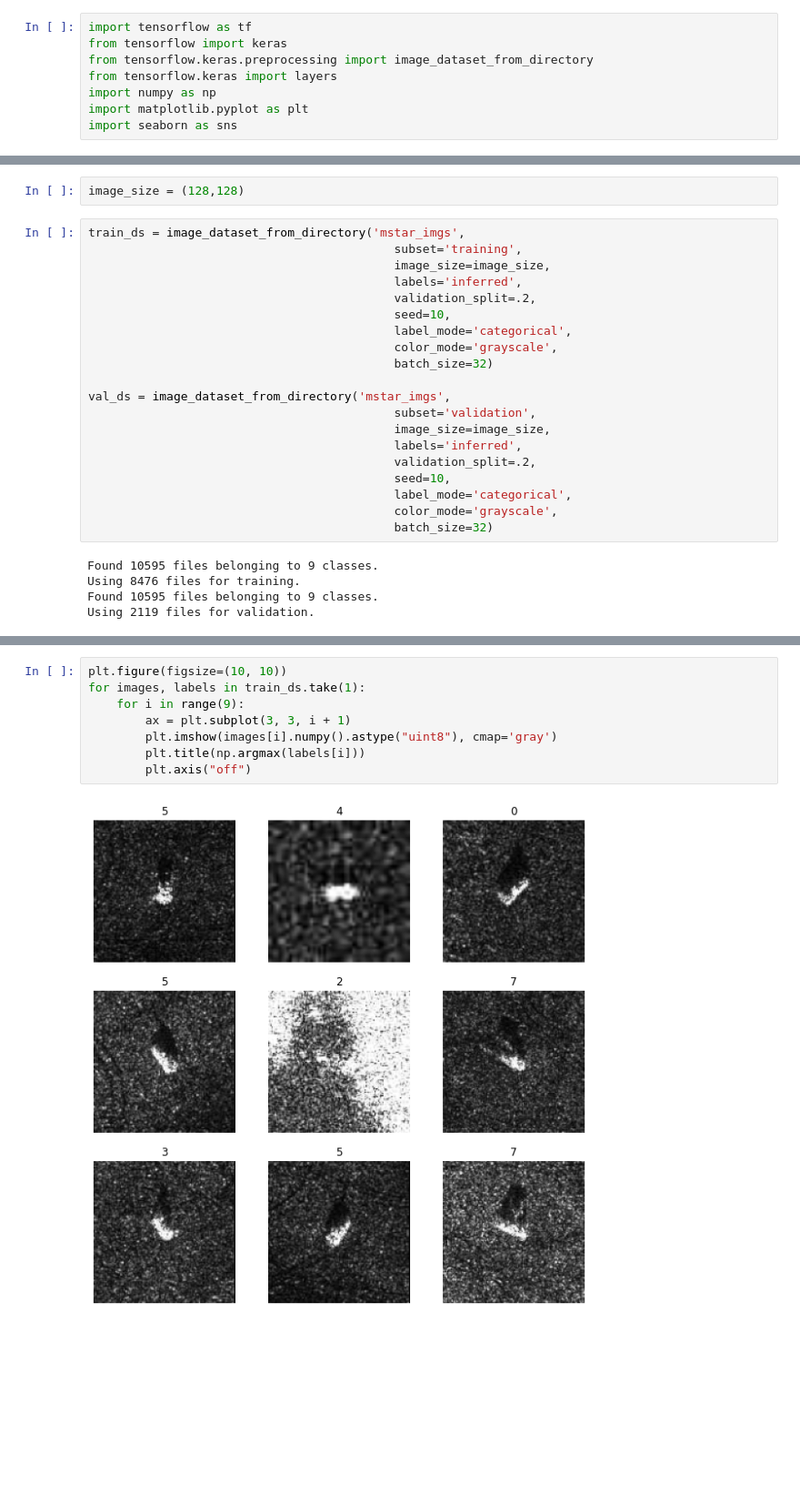
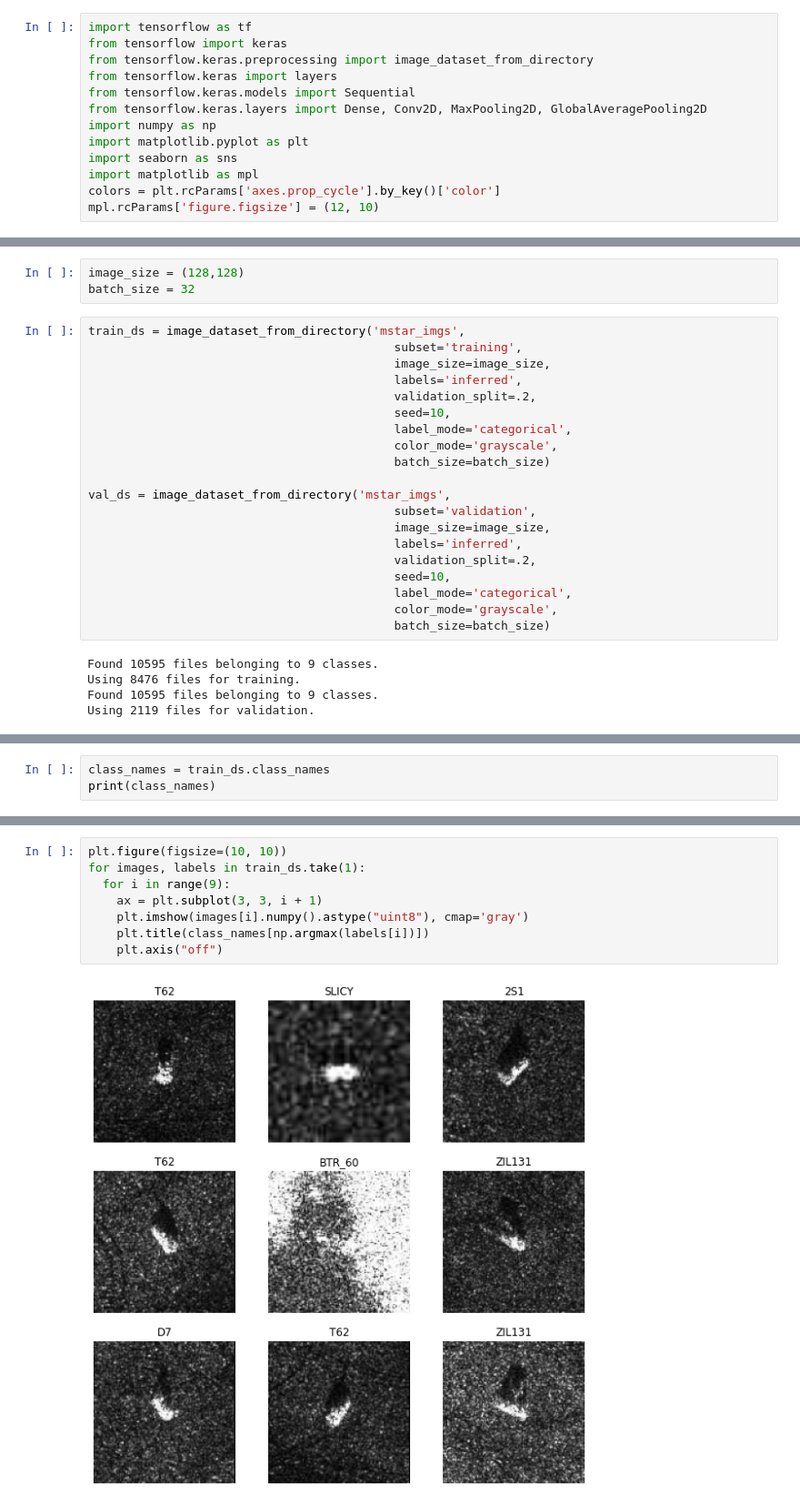
Before and after one commit to VinceDiR/sar_target_recognition_deep_learning, a Jupyter notebook: mvp_script.ipynb, the cells around one changed output, grey strips where cells are left out. Shown at 91% size. Cells and saved outputs as stored; diff of their text form; blank space fills up the shorter version.

```diff
--- a/mvp_script.ipynb
+++ b/mvp_script.ipynb
@@ -5,15 +5,21 @@ import tensorflow as tf
 from tensorflow import keras
 from tensorflow.keras.preprocessing import image_dataset_from_directory
 from tensorflow.keras import layers
+from tensorflow.keras.models import Sequential
+from tensorflow.keras.layers import Dense, Conv2D, MaxPooling2D, GlobalAveragePooling2D
 import numpy as np
 import matplotlib.pyplot as plt
 import seaborn as sns
+import matplotlib as mpl
+colors = plt.rcParams['axes.prop_cycle'].by_key()['color']
+mpl.rcParams['figure.figsize'] = (12, 10)
 # %%
 print("Num GPUs Available: ", len(tf.config.list_physical_devices('GPU')))
 # %% [output]
 Num GPUs Available:  1
 # %%
 image_size = (128,128)
+batch_size = 32
 # %%
 train_ds = image_dataset_from_directory('mstar_imgs',
                                            subset='training',
@@ -23,7 +29,7 @@ train_ds = image_dataset_from_directory('mstar_imgs',
                                            seed=10,
                                            label_mode='categorical',
                                            color_mode='grayscale',
-                                           batch_size=32)
+                                           batch_size=batch_size)
 
 val_ds = image_dataset_from_directory('mstar_imgs',
                                            subset='validation',
@@ -33,7 +39,7 @@ val_ds = image_dataset_from_directory('mstar_imgs',
                                            seed=10,
                                            label_mode='categorical',
                                            color_mode='grayscale',
-                                           batch_size=32)
+                                           batch_size=batch_size)
 # %% [output]
 Found 10595 files belonging to 9 classes.
 Using 8476 files for training.
@@ -51,0 +48,3 @@ Using 2119 files for validation.
+# %%
+class_names = train_ds.class_names
+print(class_names)
@@ -52,10 +53,10 @@ Using 2119 files for validation.
 # %%
 plt.figure(figsize=(10, 10))
 for images, labels in train_ds.take(1):
-    for i in range(9):
-        ax = plt.subplot(3, 3, i + 1)
-        plt.imshow(images[i].numpy().astype("uint8"), cmap='gray')
-        plt.title(np.argmax(labels[i]))
-        plt.axis("off")
+  for i in range(9):
+    ax = plt.subplot(3, 3, i + 1)
+    plt.imshow(images[i].numpy().astype("uint8"), cmap='gray')
+    plt.title(class_names[np.argmax(labels[i])])
+    plt.axis("off")
 # %% [output]
-[figure, old version]
+[figure, new version]
```
Also changed, not shown: parts of 30 cells of this notebook, 1 other file.
